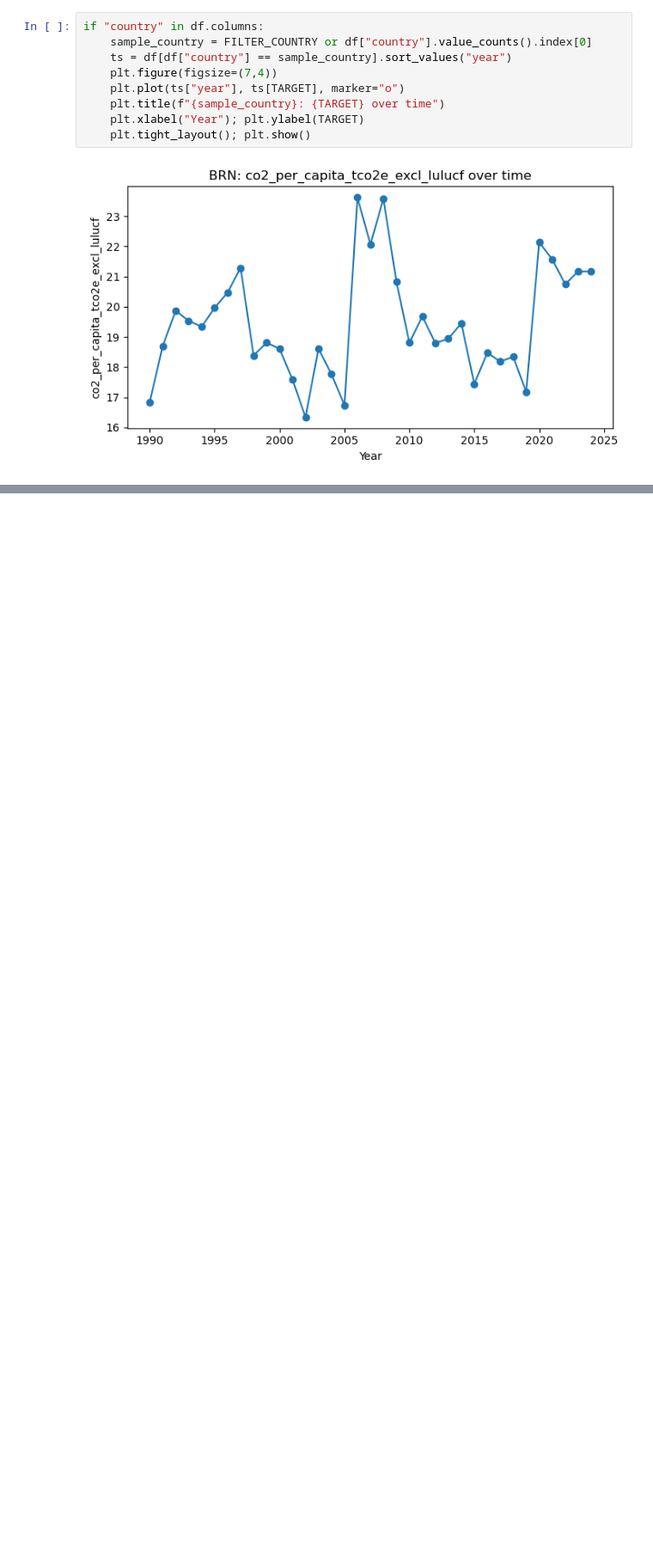
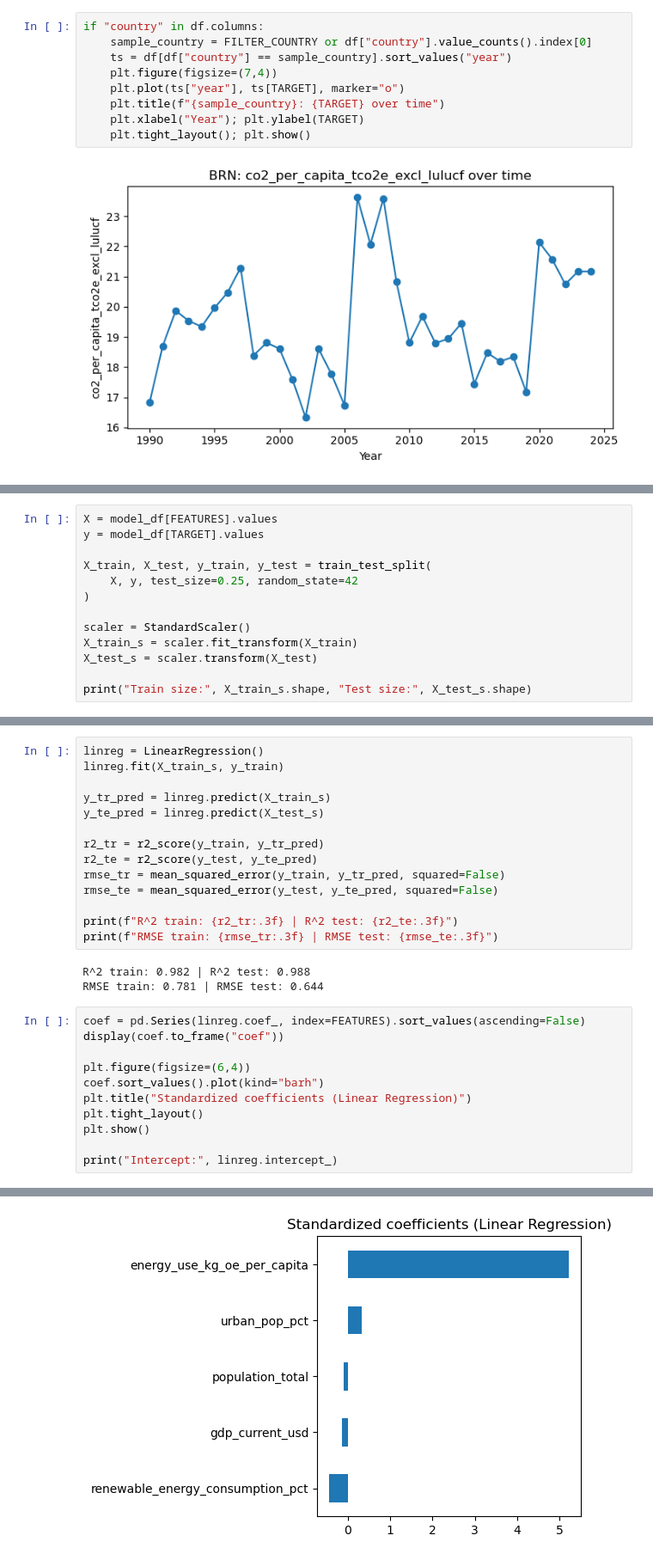
Before and after one commit to juliangoph/dat204m-hw2-data-persistence-analysis-and-modeling, a Jupyter notebook: notebooks/02_analysis_from_db.ipynb, the cells around one changed output, grey strips where cells are left out. Shown: that part at 86% size. Cells and saved outputs as stored; diff of their text form; blank space fills up the shorter version.

```diff
--- a/notebooks/02_analysis_from_db.ipynb
+++ b/notebooks/02_analysis_from_db.ipynb
@@ -167,0 +194,13 @@ if "country" in df.columns:
+# %%
+X = model_df[FEATURES].values
+y = model_df[TARGET].values
+
+X_train, X_test, y_train, y_test = train_test_split(
+    X, y, test_size=0.25, random_state=42
+)
+
+scaler = StandardScaler()
+X_train_s = scaler.fit_transform(X_train)
+X_test_s = scaler.transform(X_test)
+
+print("Train size:", X_train_s.shape, "Test size:", X_test_s.shape)
@@ -167,0 +209,29 @@ if "country" in df.columns:
+# %%
+linreg = LinearRegression()
+linreg.fit(X_train_s, y_train)
+
+y_tr_pred = linreg.predict(X_train_s)
+y_te_pred = linreg.predict(X_test_s)
+
+r2_tr = r2_score(y_train, y_tr_pred)
+r2_te = r2_score(y_test, y_te_pred)
+rmse_tr = mean_squared_error(y_train, y_tr_pred, squared=False)
+rmse_te = mean_squared_error(y_test, y_te_pred, squared=False)
+
+print(f"R^2 train: {r2_tr:.3f} | R^2 test: {r2_te:.3f}")
+print(f"RMSE train: {rmse_tr:.3f} | RMSE test: {rmse_te:.3f}")
+# %% [output]
+R^2 train: 0.982 | R^2 test: 0.988
+RMSE train: 0.781 | RMSE test: 0.644
+# %%
+coef = pd.Series(linreg.coef_, index=FEATURES).sort_values(ascending=False)
+display(coef.to_frame("coef"))
+
+plt.figure(figsize=(6,4))
+coef.sort_values().plot(kind="barh")
+plt.title("Standardized coefficients (Linear Regression)")
+plt.tight_layout()
+plt.show()
+
+print("Intercept:", linreg.intercept_)
+# %% [output]
@@ -167,0 +244 @@ if "country" in df.columns:
+[figure, added]
```
Also changed, not shown: parts of 8 cells of this notebook.
